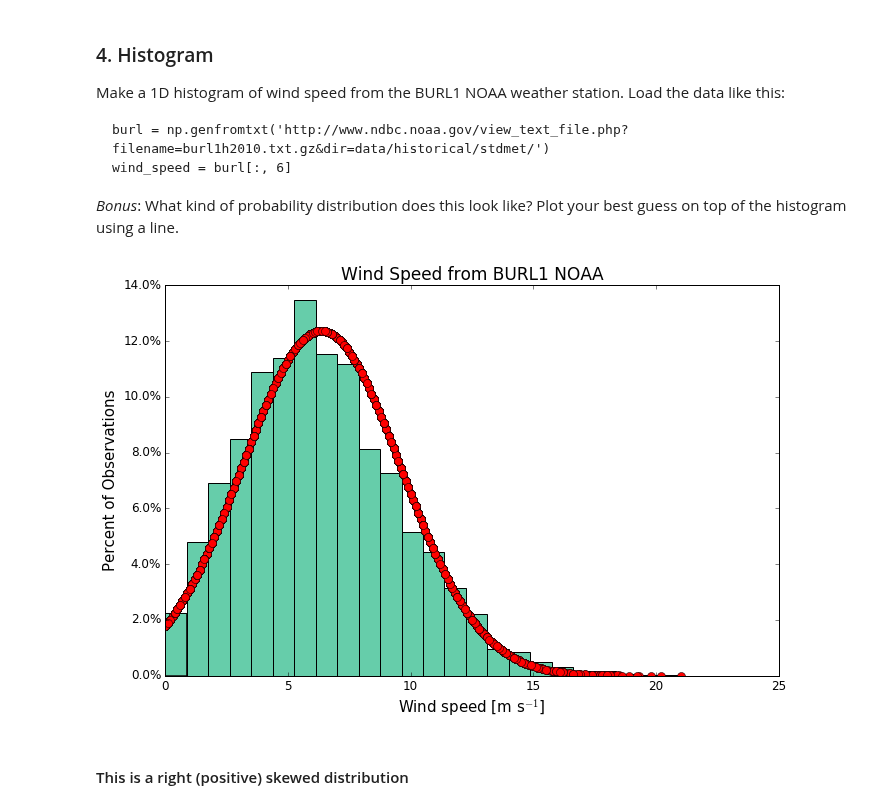
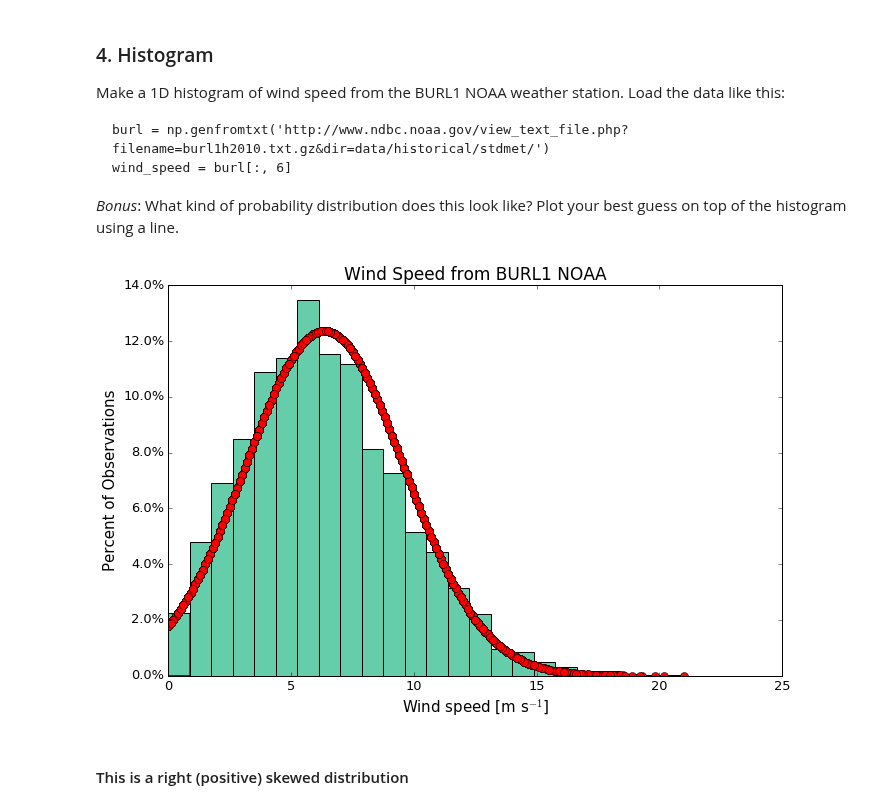
Before and after one commit to johntamu/python4geosciences-hw, a Jupyter notebook: hw04-solutions.ipynb, the cells around one changed output. Drawn from its saved outputs; the diff is of its cells as text; code cells hidden in the pictures.

```diff
--- a/hw04-solutions.ipynb
+++ b/hw04-solutions.ipynb
@@ -330,20 +327,20 @@ formatter = FuncFormatter(to_percent)
 # %%
 burl = np.genfromtxt('http://www.ndbc.noaa.gov/view_text_file.php?filename=burl1h2010.txt.gz&dir=data/historical/stdmet/')
 wind_speed = burl[:, 6]
 
 plt.figure(figsize=(11,7))
 plt.hist(wind_speed, normed=True, bins=24, color='mediumaquamarine', lw=1, edgecolor='black')
 # plt.ylabel()
 plt.xlabel('Wind speed [m s$^{-1}$]',fontsize=15) # LaTeX syntax for meters per second
 plt.ylabel('Percent of Observations',fontsize=15)
 plt.title('Wind Speed from BURL1 NOAA',fontsize=17)
-plt.xticks(fontsize=12)
-plt.yticks(fontsize=12)
+plt.xticks(fontsize=13)
+plt.yticks(fontsize=13)
 fit03 = stats.norm.pdf(wind_speed, np.mean(wind_speed), np.std(wind_speed))
 plt.plot(wind_speed,fit03,'o', alpha=1, ms=8, color='red')
 plt.gca().yaxis.set_major_formatter(formatter)
 # %% [output]
-[figure, old version]
+[figure, new version]
 # %% [markdown]
 #### This is a right (positive) skewed distribution
 # %% [markdown]
```
Also changed, not shown: parts of 1 cell of this notebook.
